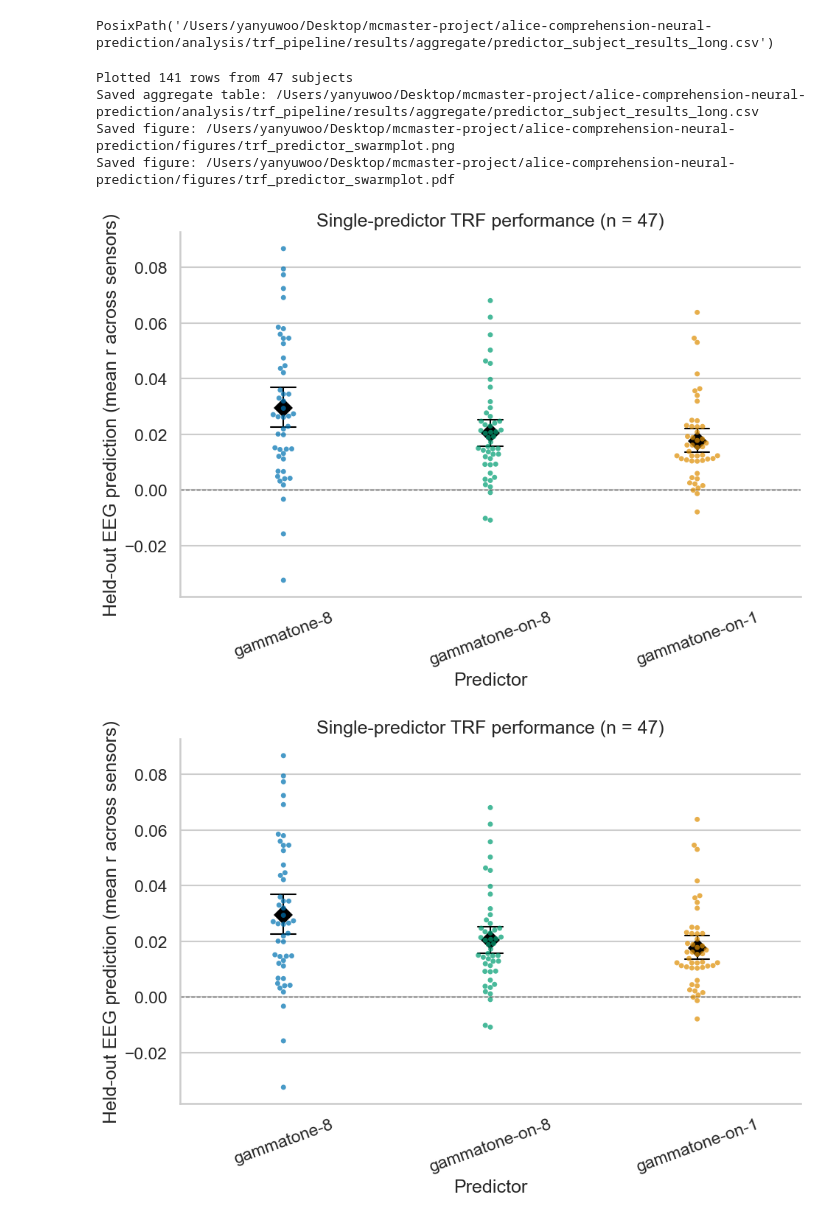
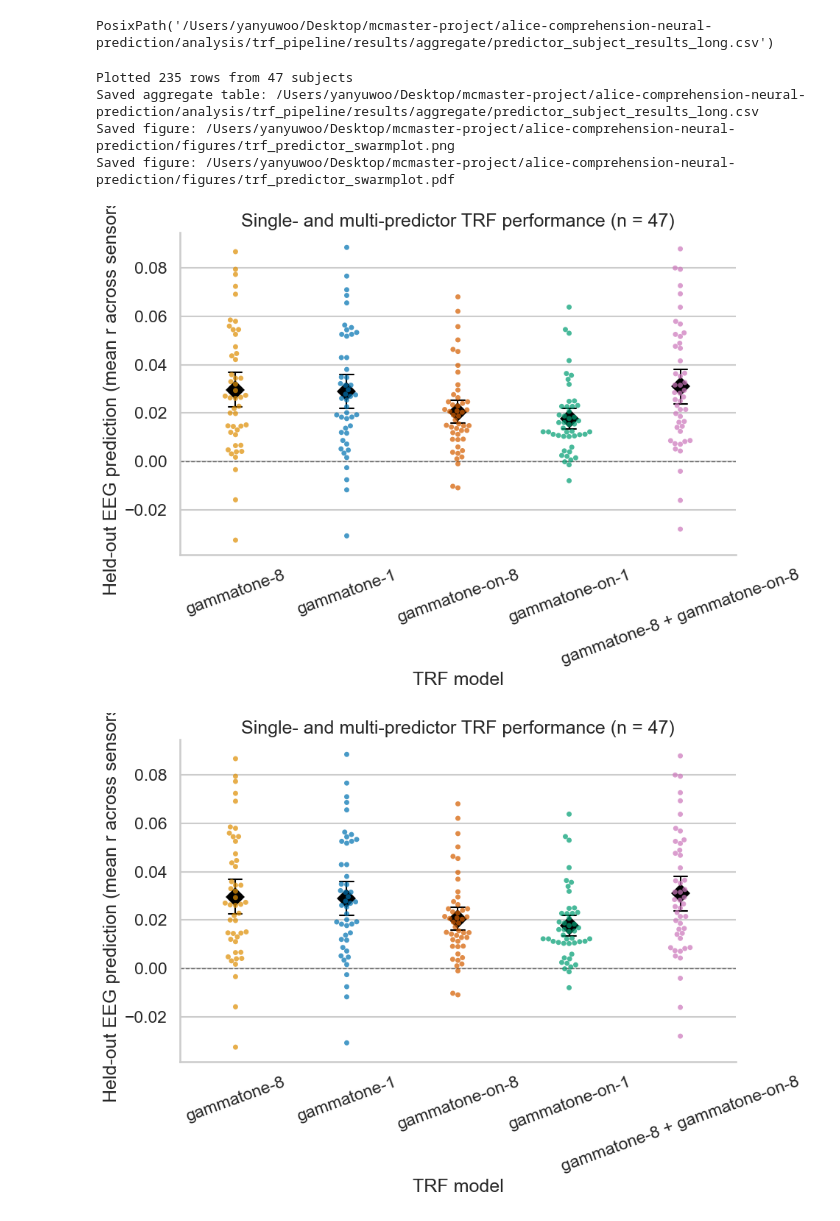
Before and after one commit to Daffodil404/alice-comprehension-neural-prediction, a Jupyter notebook: analysis/trf_pipeline/plots/plot_predictor_swarmplot.ipynb, the cells around one changed output. Drawn from its saved outputs; the diff is of its cells as text; code cells hidden in the pictures.

```diff
--- a/analysis/trf_pipeline/plots/plot_predictor_swarmplot.ipynb
+++ b/analysis/trf_pipeline/plots/plot_predictor_swarmplot.ipynb
@@ -22,7 +22,10 @@ if repo_root is None:
     raise FileNotFoundError('Could not locate the Alice project root')
 
 trf_pipeline_dir = repo_root / 'analysis' / 'trf_pipeline'
-results_root = trf_pipeline_dir / 'results' / 'by_predictor'
+result_roots = {
+    'single_predictor': trf_pipeline_dir / 'results' / 'by_predictor',
+    'multi_predictor': trf_pipeline_dir / 'results' / 'by_multi_predictor',
+}
 aggregate_path = (
     trf_pipeline_dir / 'results' / 'aggregate' / 'predictor_subject_results_long.csv'
 )
@@ -145,7 +158,7 @@ def predictor_order(aggregate):
     remaining = sorted(set(available) - set(preferred))
     return preferred + remaining
 # %%
-aggregate = load_predictor_results(results_root)
+aggregate = load_model_results(result_roots)
 order = predictor_order(aggregate)
 
 comparison_summary = (
@@ -213,35 +228,35 @@ sns.pointplot(
     estimator='mean',
     errorbar=('ci', 95),
     seed=0,
     color='black',
     markers='D',
     linestyles='none',
     capsize=0.12,
     err_kws={'linewidth': 1.5},
     ax=axis,
 )
 
 n_subjects = int(counts.iloc[0])
 axis.axhline(0, color='0.4', linestyle='--', linewidth=1)
-axis.set_title(f'Single-predictor TRF performance (n = {n_subjects})')
-axis.set_xlabel('Predictor')
+axis.set_title(f'Single- and multi-predictor TRF performance (n = {n_subjects})')
+axis.set_xlabel('TRF model')
 axis.set_ylabel('Held-out EEG prediction (mean r across sensors)')
 axis.tick_params(axis='x', rotation=20)
 sns.despine(ax=axis)
 figure.tight_layout()
 
 figure_path.parent.mkdir(parents=True, exist_ok=True)
 figure.savefig(figure_path, dpi=300, bbox_inches='tight')
 figure.savefig(figure_path.with_suffix('.pdf'), bbox_inches='tight')
 print(f'Plotted {len(plot_data)} rows from {n_subjects} subjects')
 print(f'Saved aggregate table: {aggregate_path}')
 print(f'Saved figure: {figure_path}')
 print(f"Saved figure: {figure_path.with_suffix('.pdf')}")
 figure
 # %% [output]
-Plotted 141 rows from 47 subjects
+Plotted 235 rows from 47 subjects
 Saved aggregate table: /Users/yanyuwoo/Desktop/mcmaster-project/alice-comprehension-neural-prediction/analysis/trf_pipeline/results/aggregate/predictor_subject_results_long.csv
 Saved figure: /Users/yanyuwoo/Desktop/mcmaster-project/alice-comprehension-neural-prediction/figures/trf_predictor_swarmplot.png
 Saved figure: /Users/yanyuwoo/Desktop/mcmaster-project/alice-comprehension-neural-prediction/figures/trf_predictor_swarmplot.pdf
-[figure, old version]
+[figure, new version]
-[figure, old version]
+[figure, new version]
```
Also changed, not shown: parts of 3 cells of this notebook, 3 other files.
